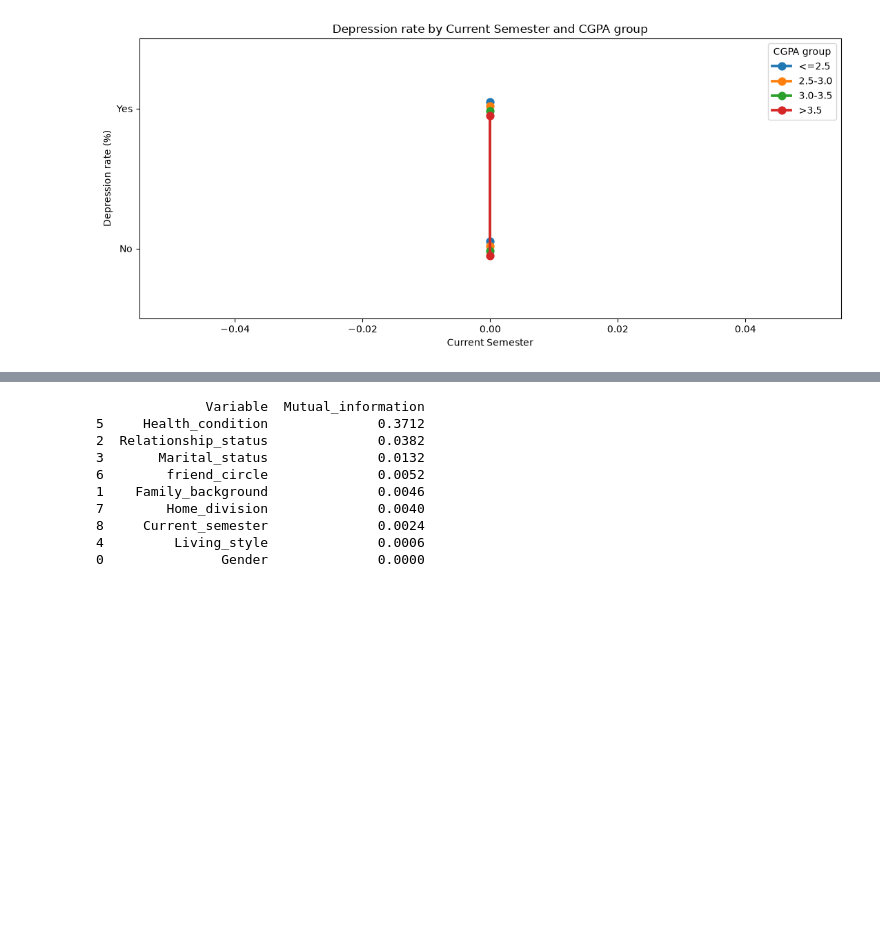
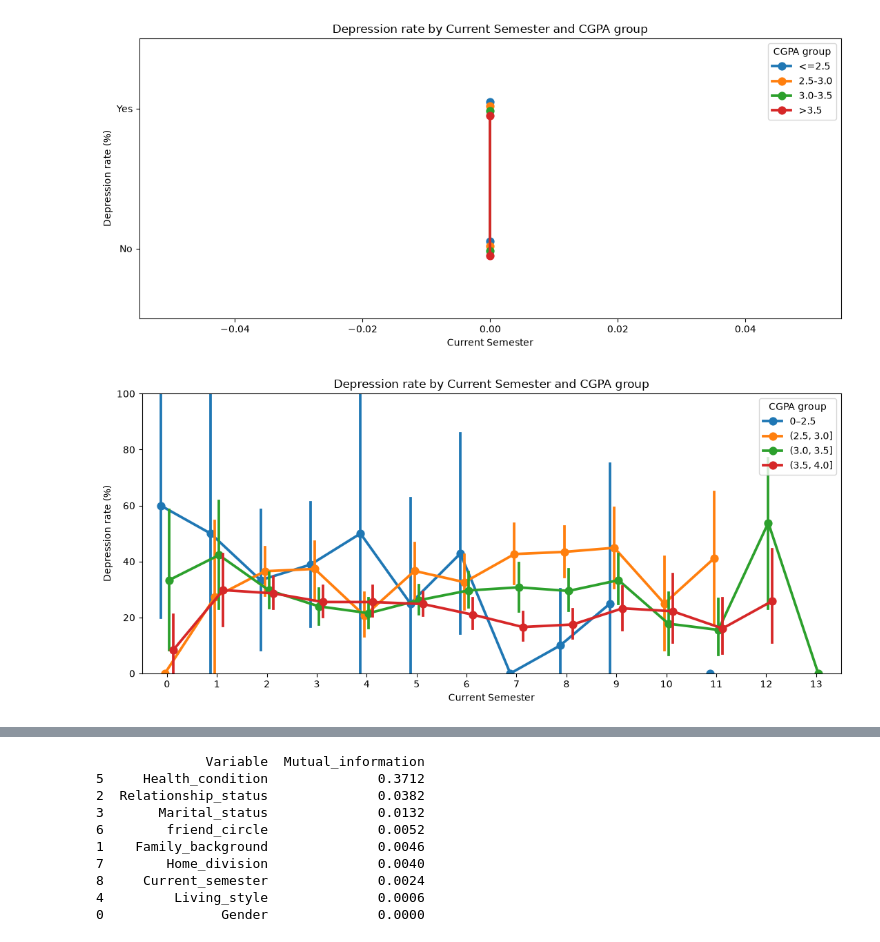
Before and after one commit to DinuIustinAdrian/final_project_data_science, a Jupyter notebook: Student_depression.ipynb, the cells around one changed output, grey strips where cells are left out. Saved outputs shown, nothing was run; the diff lists cells and outputs as text; code cells hidden in the pictures; blank space fills up the shorter version.

```diff
--- a/Student_depression.ipynb
+++ b/Student_depression.ipynb
@@ -722,3 +716,55 @@ plt.tight_layout()
 plt.show()
 # %% [output]
 [figure]
+# %%
+d = df.copy()
+
+# Yes → 1; No → 0; eventuali valori mancanti restano mancanti
+d["Depression_bin"] = d["Depression"].map({
+    "Yes": 1,
+    "No": 0
+})
+
+# Fasce di CGPA
+labels = ["0–2.5", "(2.5, 3.0]", "(3.0, 3.5]", "(3.5, 4.0]"]
+
+d["CGPA_group"] = pd.cut(
+    d["CGPA"],
+    bins=[0, 2.5, 3.0, 3.5, 4.0],
+    labels=labels,
+    include_lowest=True,
+    right=True
+)
+
+# Mantieni solo i record completi per le variabili utilizzate
+plot_df = d.dropna(
+    subset=["Current_semester", "CGPA_group", "Depression_bin"]
+).copy()
+
+# La media di questa colonna restituisce una percentuale
+plot_df["Depression_pct"] = plot_df["Depression_bin"] * 100
+
+plt.figure(figsize=(11, 5))
+
+sns.pointplot(
+    data=plot_df,
+    x="Current_semester",
+    y="Depression_pct",
+    hue="CGPA_group",
+    hue_order=labels,
+    estimator="mean",
+    errorbar=("ci", 95),
+    n_boot=2000,
+    seed=42,
+    dodge=0.25
+)
+
+plt.title("Depression rate by Current Semester and CGPA group")
+plt.xlabel("Current Semester")
+plt.ylabel("Depression rate (%)")
+plt.ylim(0, 100)
+plt.legend(title="CGPA group")
+plt.tight_layout()
+plt.show()
+# %% [output]
+[figure, added]
```
Also changed, not shown: parts of 6 cells of this notebook, 2 other files.
